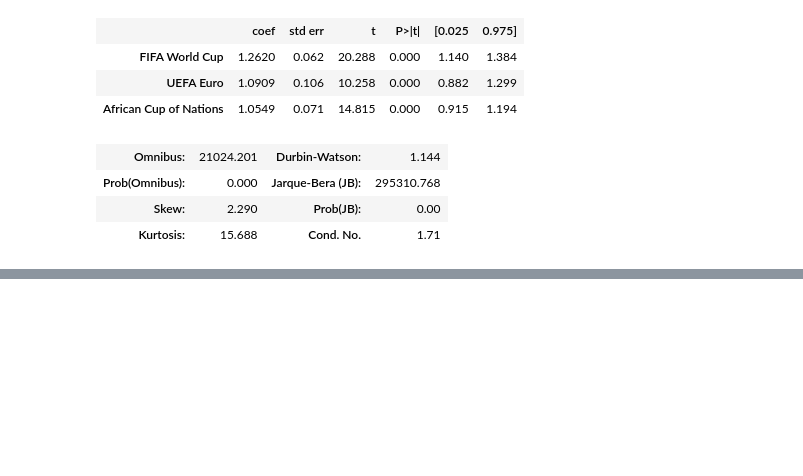
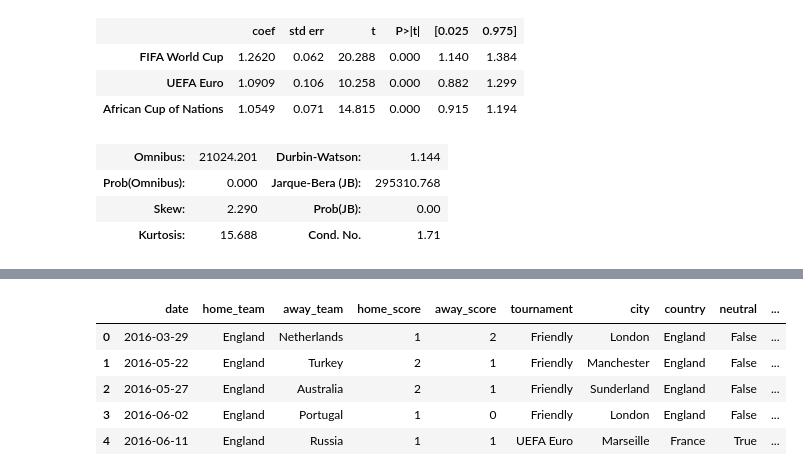
Before and after one commit to Empiah/Dash-App, a Jupyter notebook: exploratory_file.ipynb, the cells around one changed output, grey strips where cells are left out. Cells and saved outputs as stored; diff of their text form; code cells hidden in the pictures; blank space fills up the shorter version.

```diff
--- a/exploratory_file.ipynb
+++ b/exploratory_file.ipynb
@@ -197,0 +265,9 @@ OLS Regression Results
+# %%
+dff.head()
+# %% [output]
+|  | date | home_team | away_team | home_score | away_score | tournament | city | country | neutral | ... |
+| 0 | 2016-03-29 | England | Netherlands | 1 | 2 | Friendly | London | England | False | ... |
+| 1 | 2016-05-22 | England | Turkey | 2 | 1 | Friendly | Manchester | England | False | ... |
+| 2 | 2016-05-27 | England | Australia | 2 | 1 | Friendly | Sunderland | England | False | ... |
+| 3 | 2016-06-02 | England | Portugal | 1 | 0 | Friendly | London | England | False | ... |
+| 4 | 2016-06-11 | England | Russia | 1 | 1 | UEFA Euro | Marseille | France | True | ... |
```
Also changed, not shown: parts of 7 cells of this notebook.
